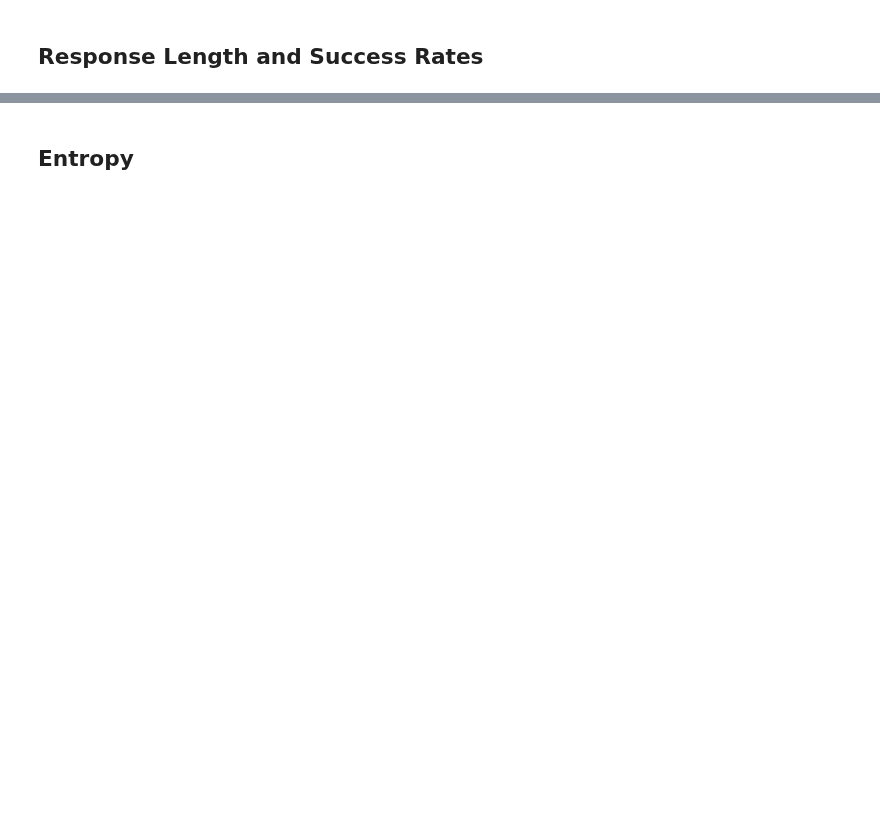
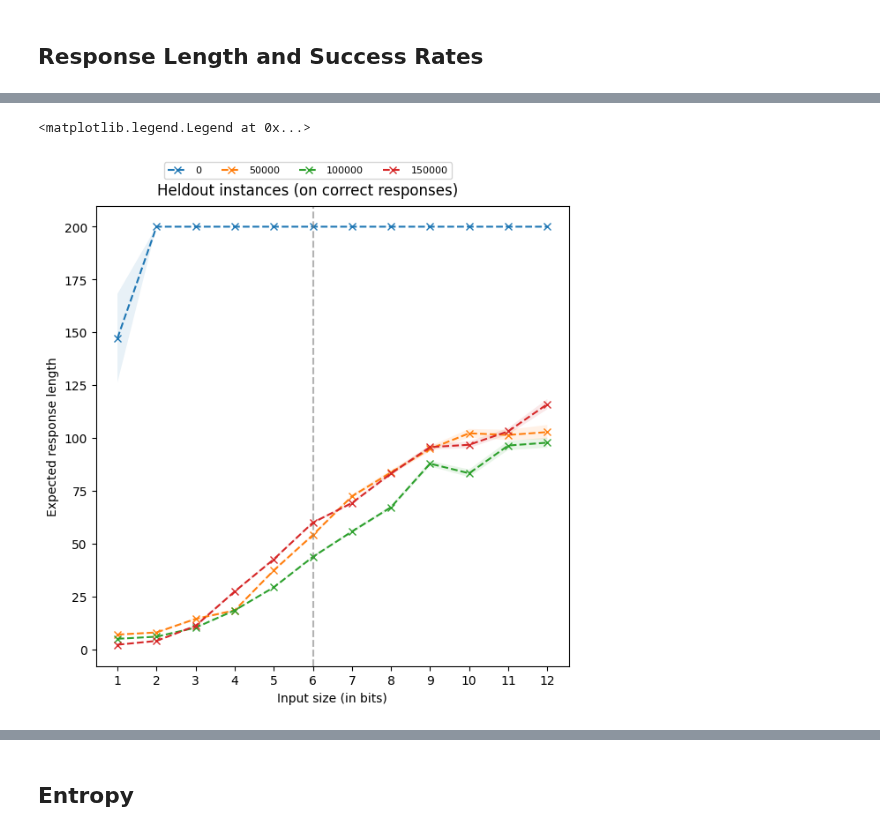
Before and after one commit to chanb/scaling_jax, a Jupyter notebook: src/evaluations/evaluate_addition.ipynb, the cells around one changed output, grey strips where cells are left out. Drawn from its saved outputs; the diff is of its cells as text; code cells hidden in the pictures; blank space fills up the shorter version.

```diff
--- a/src/evaluations/evaluate_addition.ipynb
+++ b/src/evaluations/evaluate_addition.ipynb
@@ -467,10 +480,10 @@ fig.legend(
 fig, ax = plt.subplots(1, 1, layout="constrained", figsize=(6, 6))
 
 
-skip_step = 5
+skip_step = 1
+checkpoints = None
 checkpoint_interval = config_dict["logging_config"]["checkpoint_interval"]
 last_checkpoint = max(list(all_res["metrics"].keys()))
-checkpoints = [0, 1, 3, 5]
 for checkpoint_i, curr_metric in all_res["metrics"].items():
     if checkpoints:
         if checkpoint_i not in checkpoints:
@@ -500,33 +513,36 @@ for checkpoint_i, curr_metric in all_res["metrics"].items():
 
     expected_response_lengths = np.array(expected_response_lengths)
 
     ax.axvline(np.ceil(np.log2(train_max_int)), linestyle="--", c="gray", alpha=0.2)
     ax.plot(
         input_length_range,
         expected_response_lengths[:, 0],
         marker="x",
         linestyle="--",
         label=f"{checkpoint_i * checkpoint_interval}",
     )
     ax.fill_between(
         input_length_range,
         expected_response_lengths[:, 0] + expected_response_lengths[:, 1],
         expected_response_lengths[:, 0] - expected_response_lengths[:, 1],
         alpha=0.1,
     )
     ax.set_xticks(input_length_range)
     ax.set_ylabel("Expected response length")
     ax.set_xlabel("Input size (in bits)")
 
 fig.suptitle("Heldout instances (on correct responses)")
 fig.legend(
     bbox_to_anchor=(0.0, 1.0, 1.0, 0.0),
     loc="lower center",
     ncols=7,
     borderaxespad=0.0,
     frameon=True,
     fontsize="8",
 )
+# %% [output]
+<matplotlib.legend.Legend at 0x...>
+[figure, added]
 # %%
 fig, ax = plt.subplots(1, 1, layout="constrained", figsize=(6, 6))
 
```
Also changed, not shown: parts of 8 cells of this notebook.
